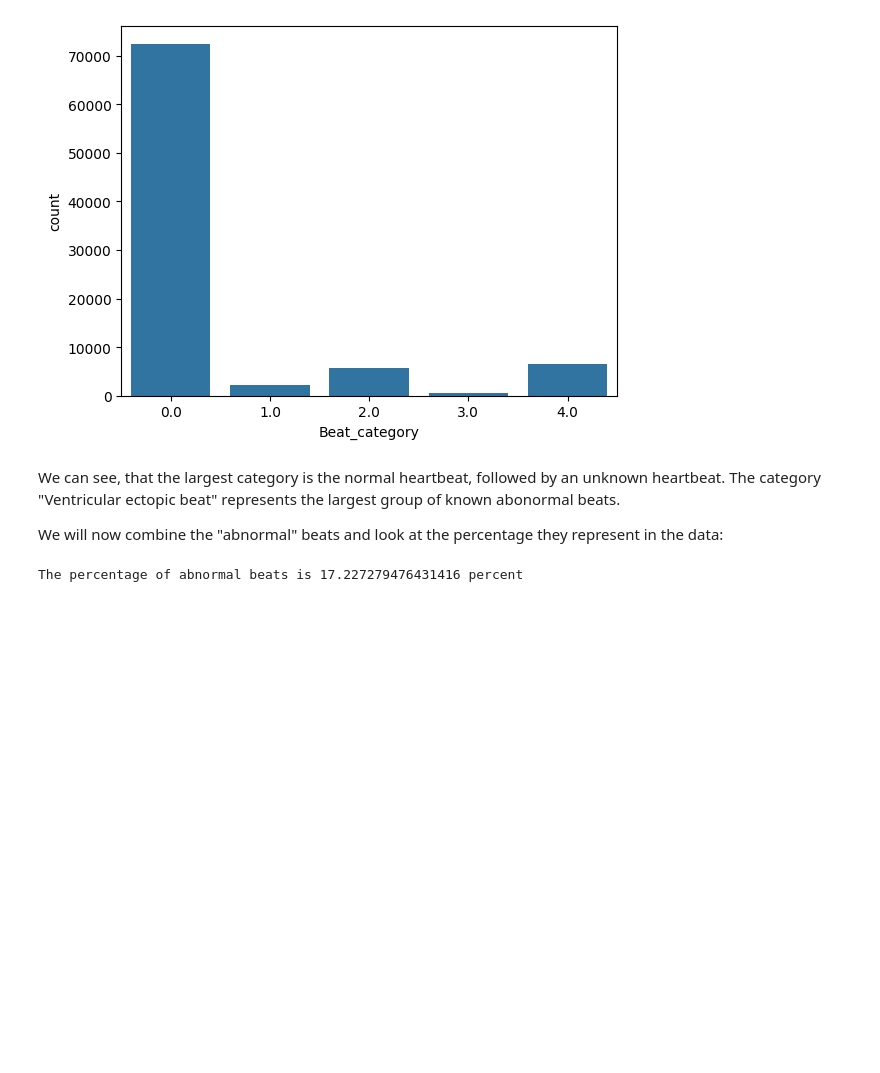
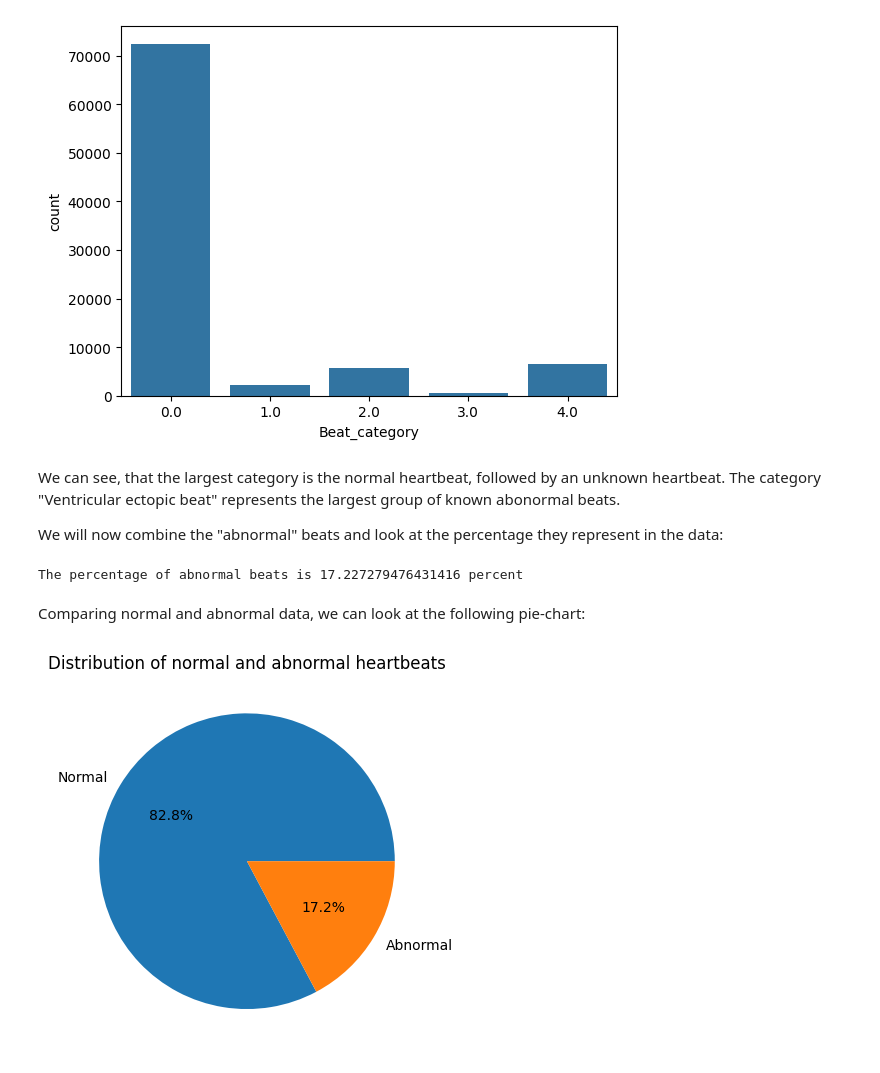
Before and after one commit to Zermatzor/DS_HeartBeat_Project, a Jupyter notebook: src/notebook_data_analysis.ipynb, the cells around one changed output. Cells and saved outputs as stored; diff of their text form; code cells hidden in the pictures; blank space fills up the shorter version.

```diff
--- a/src/notebook_data_analysis.ipynb
+++ b/src/notebook_data_analysis.ipynb
@@ -16,8 +16,10 @@ import pandas as pd
 import matplotlib.pyplot as plt
 import seaborn as sns
 import data_load_data
+import random
+import numpy as np
 
-mitbih_test = data_load_data.load_dataframe("train")
+mitbih_test = data_load_data.load_dataframe("test")
 mitbih_train = data_load_data.load_dataframe("train")
 ptbdb_abnormal = data_load_data.load_dataframe("abnormal")
 ptbdb_normal = data_load_data.load_dataframe("normal")
@@ -118,7 +120,17 @@ The category "Ventricular ectopic beat" represents the largest group of known ab
 
 We will now combine the "abnormal" beats and look at the percentage they represent in the data:
 # %%
-abormal_values = mitbih_train.Beat_category[mitbih_train.Beat_category > 0]
+abormal_values = mitbih_train.Beat_category[mitbih_train.Beat_category > 0 and mitbih_train.Beat_category < 4]
 print('The percentage of abnormal beats is {} percent'.format(len(abormal_values) / len(mitbih_train) * 100))
 # %% [output]
 The percentage of abnormal beats is 17.227279476431416 percent
+# %% [markdown]
+Comparing normal and abnormal data, we can look at the following pie-chart:
+# %%
+labels = 'Normal', 'Abnormal'
+normal_values = mitbih_train.Beat_category[mitbih_train.Beat_category == 0]
+plt.pie([len(normal_values), len(abormal_values)], labels=labels, autopct='%1.1f%%')
+plt.title("Distribution of normal and abnormal heartbeats")
+plt.show()
+# %% [output]
+[figure, added]
```
Also changed, not shown: parts of 4 cells of this notebook.
